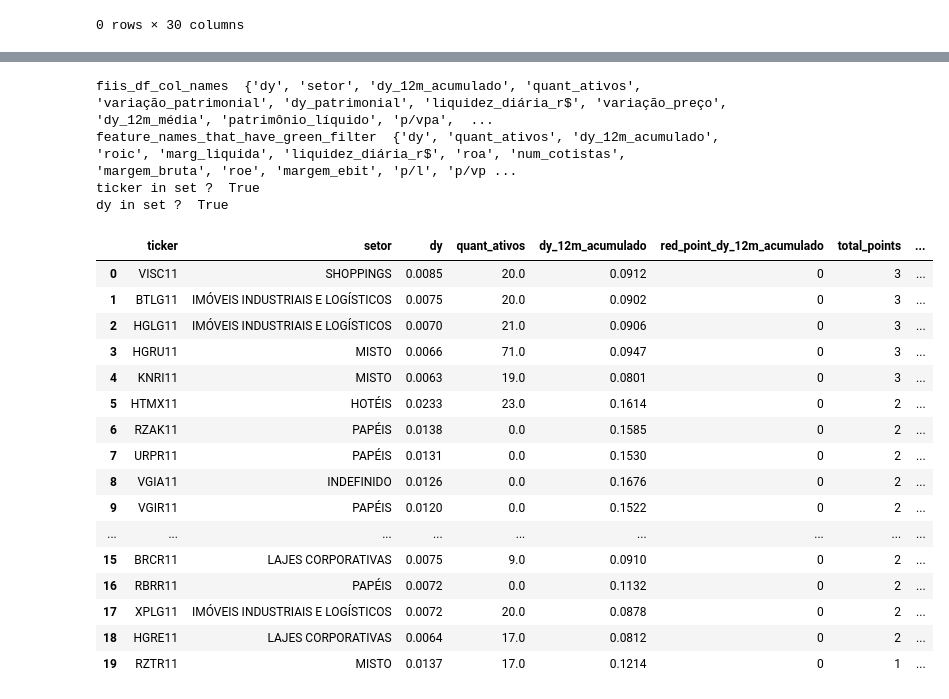
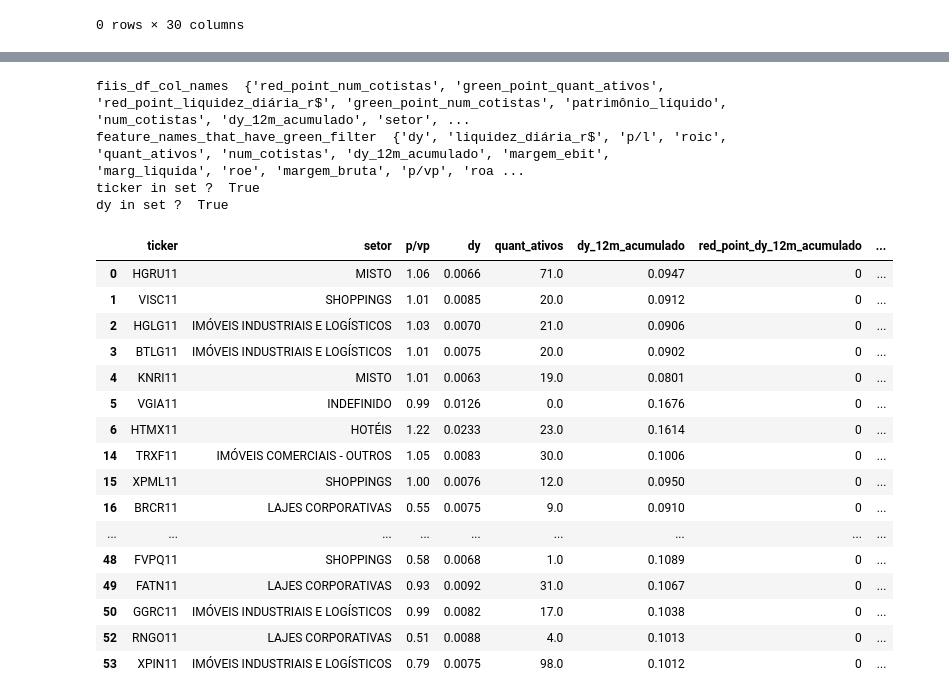
Before and after one commit to APF2000/data-analysis, a Jupyter notebook: status_invest/status_invest.ipynb, the cells around one changed output, grey strips where cells are left out. Cells and saved outputs as stored; diff of their text form; code cells hidden in the pictures.

```diff
--- a/status_invest/status_invest.ipynb
+++ b/status_invest/status_invest.ipynb
@@ -416,53 +439,54 @@ for col_name in feature_col_names:
 	col_not_in_filters = (col_name not in feature_names_that_have_green_filter)
 	col_not_in_red_filters = (col_name not in feature_names_that_have_red_filter)
 
 	if col_not_in_stocks or col_not_in_filters or col_not_in_red_filters:
 		continue
 
 	filter_dict = feature_to_green_flag_filter[col_name]
 	red_flag_filters = feature_to_red_flag_filter[col_name]
 
 	df_points_generic[["generic_point_" + col_name]] = generate_point_col(fiis_df, col_name)
 	df_points[["green_point_" + col_name, "red_point_" + col_name]] = generate_point_col_with_rank(fiis_df, col_name, filter_dict, red_flag_filters)
 	# .sort_values(by="point_p/l", ascending=False).head(25)
 df_points["ticker"] = fiis_df["ticker"]
 # print(df_points.iloc[:, 0:-2])
 # print(sum(df_points.iloc[:, 0:-2]))
 df_points["total_points"] = df_points.iloc[:, 0:-1].sum(axis=1) # sum all float cols
 df_points_generic["total_generic_points"] = df_points_generic.iloc[:, 0:-1].sum(axis=1) # sum all float cols
 
 df_points["dy"] = fiis_df["dy"]
 df_points["dy_12m_acumulado"] = fiis_df["dy_12m_acumulado"]
 
 df_all_points = pd.merge(df_points, fiis_df, left_index=True, right_index=True, suffixes=[None, "_deleteme"])
 df_all_points = pd.merge(df_all_points, df_points_generic, left_index=True, right_index=True, suffixes=[None, "_deleteme"])
 
 fiis_rank = df_all_points.sort_values(by=["total_points", "dy_12m_acumulado", "total_generic_points"], ascending=False)
 fiis_rank = fiis_rank.reset_index()
 
-fiis_rank.head(20) [["ticker", "setor", "dy", "quant_ativos", "dy_12m_acumulado", "red_point_dy_12m_acumulado", "total_points", "total_generic_points"]]
+fiis_rank_no_papers = fiis_rank[fiis_rank["setor"] != "PAPÉIS"]
+fiis_rank_no_papers.head(40) [["ticker", "setor", "p/vp", "dy", "quant_ativos", "dy_12m_acumulado", "red_point_dy_12m_acumulado", "total_points", "total_generic_points"]]
 # %% [output]
-fiis_df_col_names  {'dy', 'setor', 'dy_12m_acumulado', 'quant_ativos', 'variação_patrimonial', 'dy_patrimonial', 'liquidez_diária_r$', 'variação_preço', 'dy_12m_média', 'patrimônio_líquido', 'p/vpa',  ...
-feature_names_that_have_green_filter  {'dy', 'quant_ativos', 'dy_12m_acumulado', 'roic', 'marg_liquida', 'liquidez_diária_r$', 'roa', 'num_cotistas', 'margem_bruta', 'roe', 'margem_ebit', 'p/l', 'p/vp ...
+fiis_df_col_names  {'red_point_num_cotistas', 'green_point_quant_ativos', 'red_point_liquidez_diária_r$', 'green_point_num_cotistas', 'patrimônio_líquido', 'num_cotistas', 'dy_12m_acumulado', 'setor', ...
+feature_names_that_have_green_filter  {'dy', 'liquidez_diária_r$', 'p/l', 'roic', 'quant_ativos', 'num_cotistas', 'dy_12m_acumulado', 'margem_ebit', 'marg_liquida', 'roe', 'margem_bruta', 'p/vp', 'roa ...
 ticker in set ?  True
 dy in set ?  True
-|  | ticker | setor | dy | quant_ativos | dy_12m_acumulado | red_point_dy_12m_acumulado | total_points | ... |
-| 0 | VISC11 | SHOPPINGS | 0.0085 | 20.0 | 0.0912 | 0 | 3 | ... |
-| 1 | BTLG11 | IMÓVEIS INDUSTRIAIS E LOGÍSTICOS | 0.0075 | 20.0 | 0.0902 | 0 | 3 | ... |
-| 2 | HGLG11 | IMÓVEIS INDUSTRIAIS E LOGÍSTICOS | 0.0070 | 21.0 | 0.0906 | 0 | 3 | ... |
-| 3 | HGRU11 | MISTO | 0.0066 | 71.0 | 0.0947 | 0 | 3 | ... |
-| 4 | KNRI11 | MISTO | 0.0063 | 19.0 | 0.0801 | 0 | 3 | ... |
-| 5 | HTMX11 | HOTÉIS | 0.0233 | 23.0 | 0.1614 | 0 | 2 | ... |
-| 6 | RZAK11 | PAPÉIS | 0.0138 | 0.0 | 0.1585 | 0 | 2 | ... |
-| 7 | URPR11 | PAPÉIS | 0.0131 | 0.0 | 0.1530 | 0 | 2 | ... |
-| 8 | VGIA11 | INDEFINIDO | 0.0126 | 0.0 | 0.1676 | 0 | 2 | ... |
-| 9 | VGIR11 | PAPÉIS | 0.0120 | 0.0 | 0.1522 | 0 | 2 | ... |
+|  | ticker | setor | p/vp | dy | quant_ativos | dy_12m_acumulado | red_point_dy_12m_acumulado | ... |
+| 0 | HGRU11 | MISTO | 1.06 | 0.0066 | 71.0 | 0.0947 | 0 | ... |
+| 1 | VISC11 | SHOPPINGS | 1.01 | 0.0085 | 20.0 | 0.0912 | 0 | ... |
+| 2 | HGLG11 | IMÓVEIS INDUSTRIAIS E LOGÍSTICOS | 1.03 | 0.0070 | 21.0 | 0.0906 | 0 | ... |
+| 3 | BTLG11 | IMÓVEIS INDUSTRIAIS E LOGÍSTICOS | 1.01 | 0.0075 | 20.0 | 0.0902 | 0 | ... |
+| 4 | KNRI11 | MISTO | 1.01 | 0.0063 | 19.0 | 0.0801 | 0 | ... |
+| 5 | VGIA11 | INDEFINIDO | 0.99 | 0.0126 | 0.0 | 0.1676 | 0 | ... |
+| 6 | HTMX11 | HOTÉIS | 1.22 | 0.0233 | 23.0 | 0.1614 | 0 | ... |
+| 14 | TRXF11 | IMÓVEIS COMERCIAIS - OUTROS | 1.05 | 0.0083 | 30.0 | 0.1006 | 0 | ... |
+| 15 | XPML11 | SHOPPINGS | 1.00 | 0.0076 | 12.0 | 0.0950 | 0 | ... |
+| 16 | BRCR11 | LAJES CORPORATIVAS | 0.55 | 0.0075 | 9.0 | 0.0910 | 0 | ... |
 | ... | ... | ... | ... | ... | ... | ... | ... | ... |
-| 15 | BRCR11 | LAJES CORPORATIVAS | 0.0075 | 9.0 | 0.0910 | 0 | 2 | ... |
-| 16 | RBRR11 | PAPÉIS | 0.0072 | 0.0 | 0.1132 | 0 | 2 | ... |
-| 17 | XPLG11 | IMÓVEIS INDUSTRIAIS E LOGÍSTICOS | 0.0072 | 20.0 | 0.0878 | 0 | 2 | ... |
-| 18 | HGRE11 | LAJES CORPORATIVAS | 0.0064 | 17.0 | 0.0812 | 0 | 2 | ... |
-| 19 | RZTR11 | MISTO | 0.0137 | 17.0 | 0.1214 | 0 | 1 | ... |
+| 48 | FVPQ11 | SHOPPINGS | 0.58 | 0.0068 | 1.0 | 0.1089 | 0 | ... |
+| 49 | FATN11 | LAJES CORPORATIVAS | 0.93 | 0.0092 | 31.0 | 0.1067 | 0 | ... |
+| 50 | GGRC11 | IMÓVEIS INDUSTRIAIS E LOGÍSTICOS | 0.99 | 0.0082 | 17.0 | 0.1038 | 0 | ... |
+| 52 | RNGO11 | LAJES CORPORATIVAS | 0.51 | 0.0088 | 4.0 | 0.1013 | 0 | ... |
+| 53 | XPIN11 | IMÓVEIS INDUSTRIAIS E LOGÍSTICOS | 0.79 | 0.0075 | 98.0 | 0.1012 | 0 | ... |
 # %%
 fiis_list_1 = ["BCFF11", "KNRI11", "HCTR11", "HABT11", "RECR11", "URPR11", "RZAT11", "HGLG11", "KISU11", "VGIP11"]
 fiis_positions_1 = []
```
Also changed, not shown: parts of 9 cells of this notebook.
